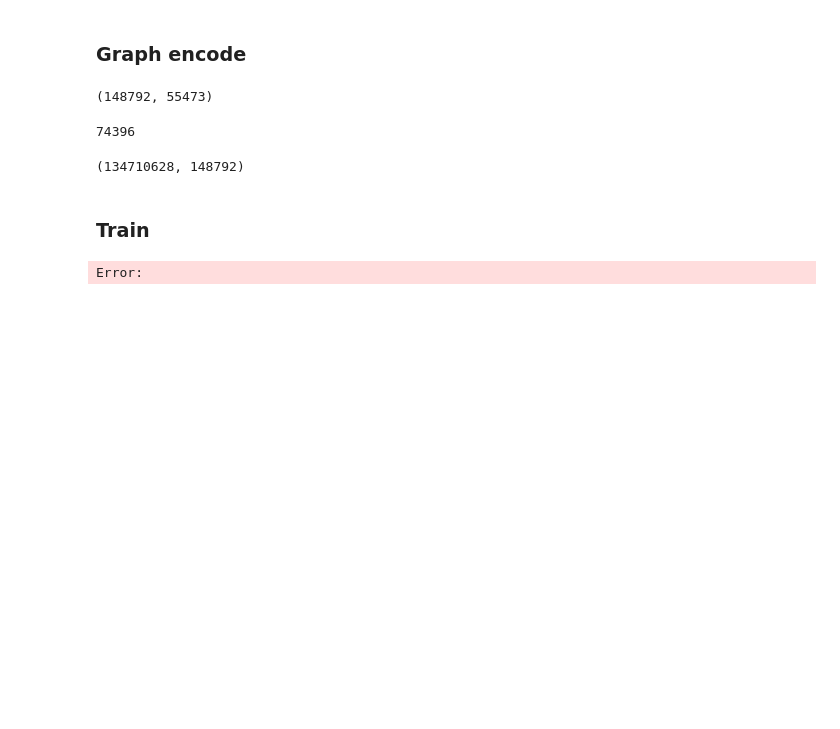
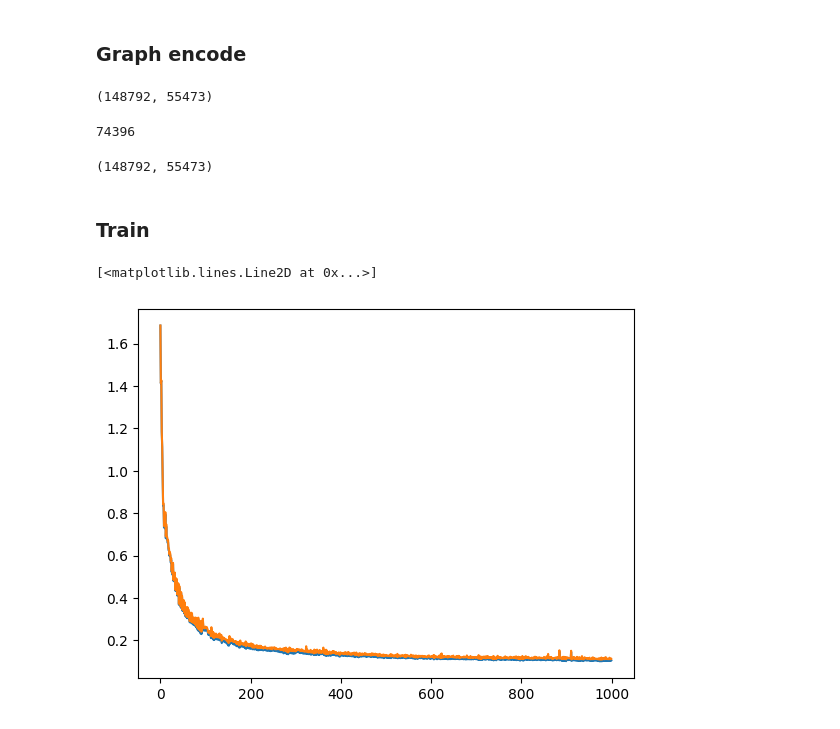
Before and after one commit to ljrn8/COMP4003, a Jupyter notebook: BoT-IoT_testing.ipynb, the cells around one changed output. Cells and saved outputs as stored; diff of their text form; code cells hidden in the pictures; blank space fills up the shorter version.

```diff
--- a/BoT-IoT_testing.ipynb
+++ b/BoT-IoT_testing.ipynb
@@ -202,21 +204,19 @@ len(data)
 74396
 # %%
 G = dgl.from_networkx(G, edge_attrs=['x', 'Attack'])
-G = G.line_graph(shared=True)
+# G = G.line_graph(shared=True)
 G.number_of_edges(), G.number_of_nodes()
 # %% [output]
-(134710628, 148792)
+(148792, 55473)
 # %%
 import pickle
 
-with open('interm/BoT-IoT_reduced_linegraph.pkl', 'wb') as f:
+with open('interm/BoT-IoT_reduced_graph.pkl', 'wb') as f:
     pickle.dump(G, f)
 # %% [markdown]
 ### Train
 # %%
 import pickle
 
-with open('interm/BoT-IoT_reduced_linegraph.pkl', 'rb') as f:
+with open('interm/BoT-IoT_reduced_graph.pkl', 'rb') as f:
     G = pickle.load(f)
-# %% [output]
-Error:
@@ -240,0 +223,65 @@ loss, test_loss
+# %%
+import torch as th
+
+G.ndata['x'] = th.ones(G.number_of_nodes(), 49)
+
+# Egraphsage paper code requirements
+G.ndata['h'] = G.ndata['x']
+G.edata['h'] = G.edata['x']
+G.ndata['h'] = th.reshape(G.ndata['h'], (G.ndata['h'].shape[0], 1,G.ndata['h'].shape[1]))
+G.edata['h'] = th.reshape(G.edata['h'], (G.edata['h'].shape[0], 1,G.edata['h'].shape[1]))
+# %%
+from EGraphSAGE_papercode import Model
+from torch.functional import F
+
+from tqdm import tqdm
+import matplotlib.pyplot as plt
+from torch import nn
+
+model = Model(
+    ndim_in=49,
+    ndim_out=128,
+    edim=49,
+    activation=F.relu,
+    dropout=0.2,
+    classes=5
+)
+
+cr = nn.CrossEntropyLoss()
+
+# test/train masks
+size = G.num_edges()
+indices = np.arange(size)
+np.random.shuffle(indices)
+train_cutoff = int(size * 0.8)
+train_idx = th.tensor(indices[:train_cutoff], dtype=th.long)
+test_idx = th.tensor(indices[train_cutoff:], dtype=th.long)
+
+
+losses, test_losses = [], []
+for epoch in tqdm(range(1000)):
+
+    optimizer = th.optim.Adam(model.parameters())
+    model.train()
+
+    labels =  G.edata['Attack']
+    # G = from_dgl(G)
+
+    optimizer.zero_grad()
+    pred = model(G, G.ndata['h'], G.edata['h'])
+
+    loss = cr(pred[train_idx, :], labels[train_idx])
+    loss.backward()
+
+    optimizer.step()
+    test_loss = cr(pred[test_idx, :], labels[test_idx])
+
+    losses.append(loss.item())
+    test_losses.append(test_loss.item())
+
+
+plt.plot(losses)
+plt.plot(test_losses)
+# %% [output]
+[<matplotlib.lines.Line2D at 0x...>]
+[figure, added]
```
Also changed, not shown: parts of 10 cells of this notebook, 2 other files.
